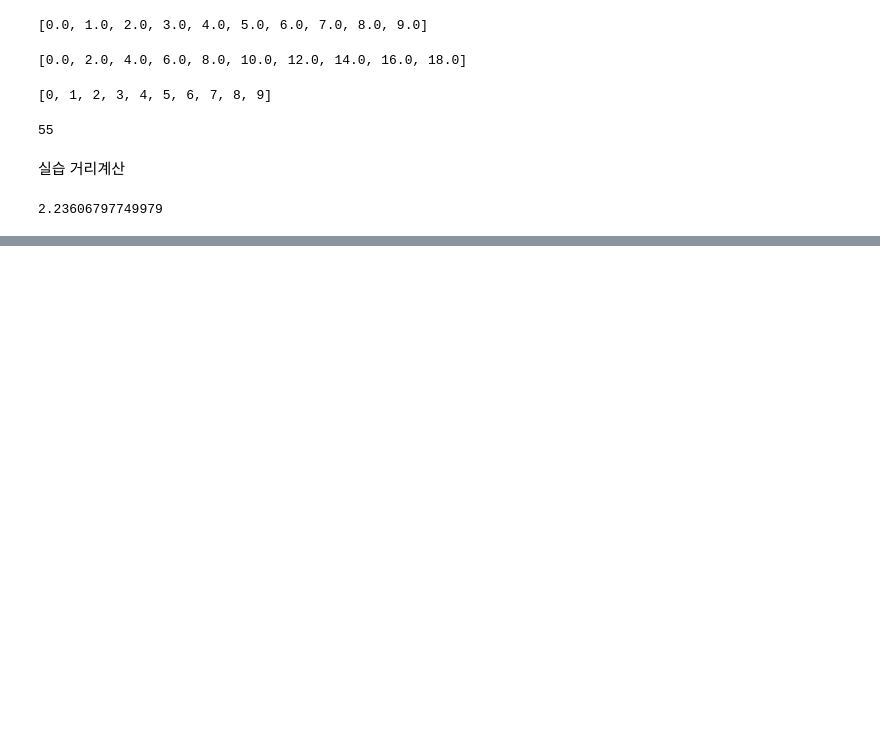
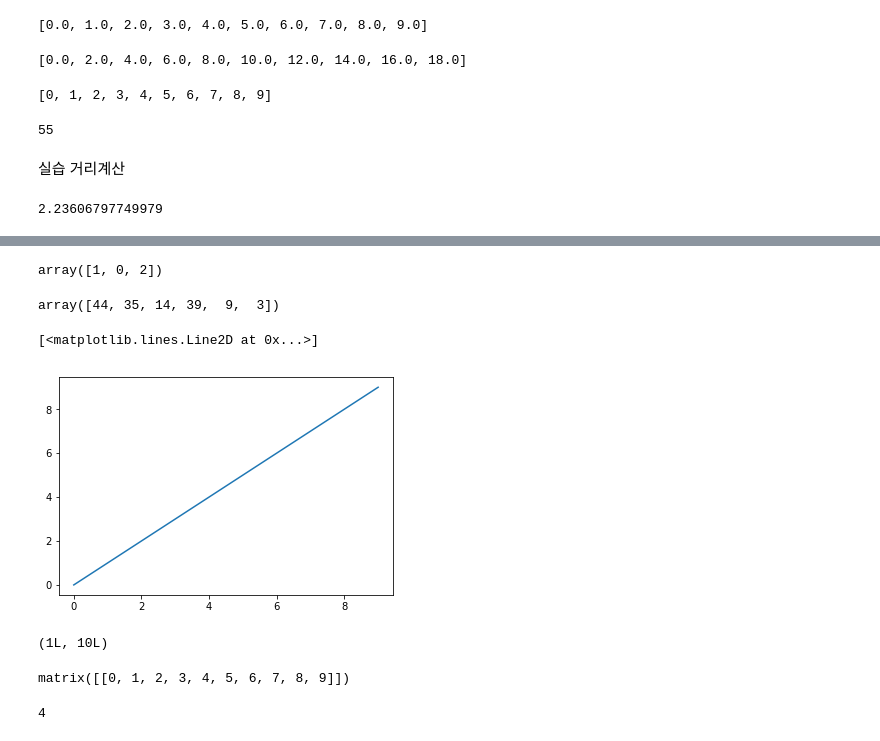
Before and after one commit to sulheebaek/PythonDA, a Jupyter notebook: Day2.ipynb, the cells around one changed output, grey strips where cells are left out. Drawn from its saved outputs; the diff is of its cells as text; code cells hidden in the pictures; blank space fills up the shorter version.

```diff
--- a/Day2.ipynb
+++ b/Day2.ipynb
@@ -224,0 +485,10 @@ distMeasure(A, X)
+# %%
+permutation(3)
+# %% [output]
+array([1, 0, 2])
+# %%
+seed(int(time()))
+NumberOfThisWeek = (permutation(45)+1)[:6]
+NumberOfThisWeek
+# %% [output]
+array([44, 35, 14, 39,  9,  3])
@@ -224,0 +497,7 @@ distMeasure(A, X)
+# %%
+a = arange(10)
+# %%
+plt.plot(a)
+# %% [output]
+[<matplotlib.lines.Line2D at 0x...>]
+[figure, added]
@@ -224,0 +508,12 @@ distMeasure(A, X)
+# %%
+m.shape
+# %% [output]
+(1L, 10L)
+# %%
+m
+# %% [output]
+matrix([[0, 1, 2, 3, 4, 5, 6, 7, 8, 9]])
+# %%
+m[:,4].A[0,0]
+# %% [output]
+4
```
Also changed, not shown: parts of 64 cells of this notebook, 1 other file.
